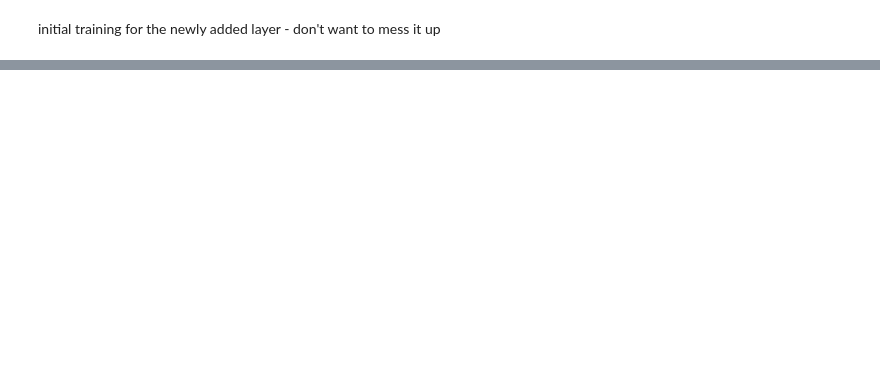
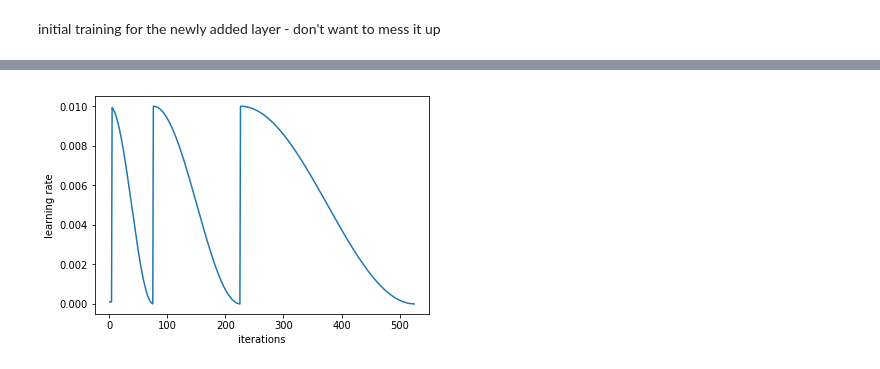
Before and after one commit to NathanYee/deepLearningIndependentStudy, a Jupyter notebook: notebooks/plant-seedlings-classification.ipynb, the cells around one changed output, grey strips where cells are left out. Cells and saved outputs as stored; diff of their text form; code cells hidden in the pictures; blank space fills up the shorter version.

```diff
--- a/notebooks/plant-seedlings-classification.ipynb
+++ b/notebooks/plant-seedlings-classification.ipynb
@@ -78,3 +78,3 @@ learn.sched.plot_lr()
 # %%
 learn.precompute = False
-learn.fit(lr, n_cycle=3, cycle_len=1, cycle_mult=2)
+learn.fit(.01, n_cycle=3, cycle_len=1, cycle_mult=2)
@@ -80,0 +92,4 @@ learn.fit(lr, n_cycle=3, cycle_len=1, cycle_mult=2)
+# %%
+learn.sched.plot_lr()
+# %% [output]
+[figure, added]
```
Also changed, not shown: parts of 40 cells of this notebook.
